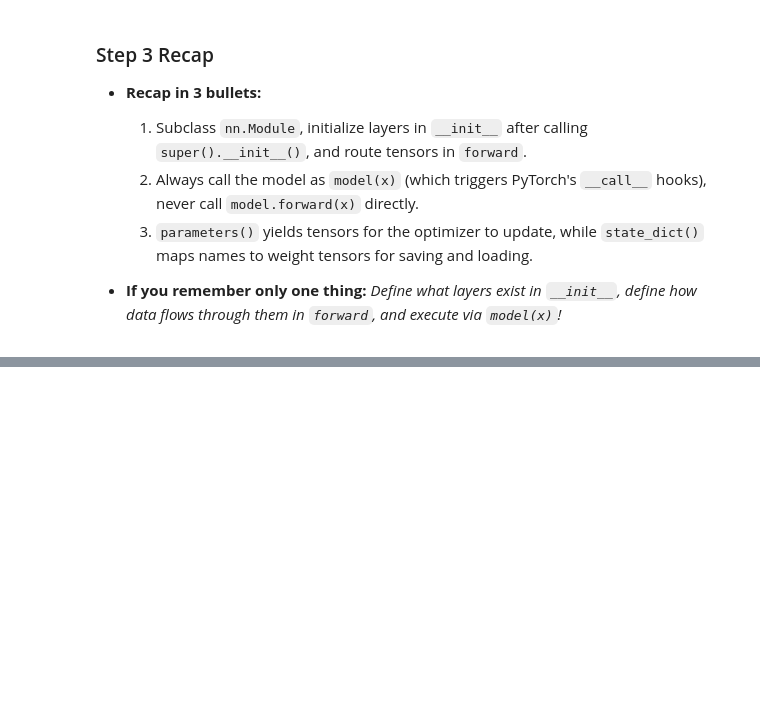
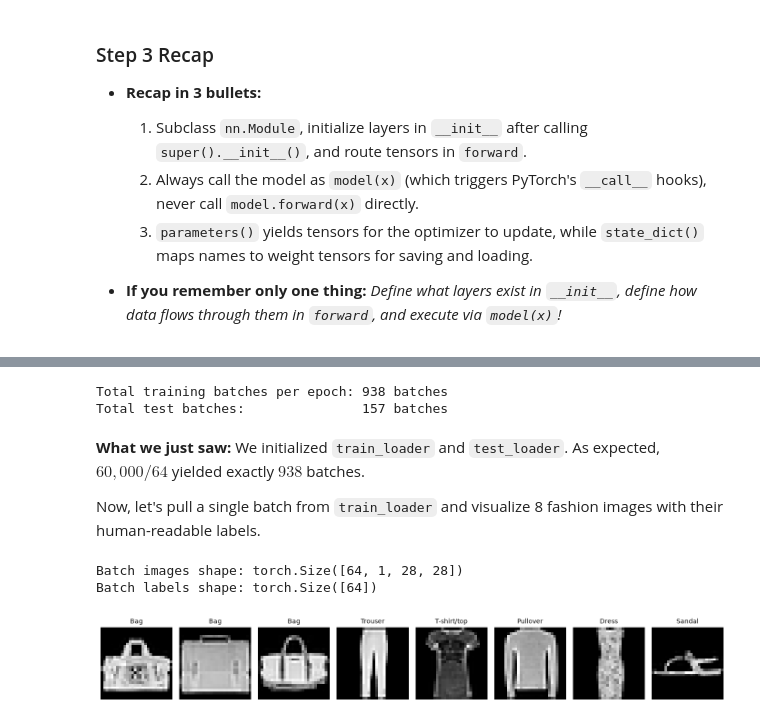
Before and after one commit to Arnav-Shrivastava/PyTorch-Fundamentals, a Jupyter notebook: pytorch_fundamentals.ipynb, the cells around one changed output, grey strips where cells are left out. Cells and saved outputs as stored; diff of their text form; code cells hidden in the pictures; blank space fills up the shorter version.

Commit message:
feat: add step 4 data pipeline and dataloader

```diff
--- a/pytorch_fundamentals.ipynb
+++ b/pytorch_fundamentals.ipynb
@@ -1220,0 +1410,63 @@ Counted trainable parameters: 109,386
+# %%
+# 1. Import DataLoader
+from torch.utils.data import DataLoader
+
+# 2. Configure batch size
+BATCH_SIZE = 64
+
+# 3. Create training DataLoader (shuffle=True to break ordering)
+train_loader = DataLoader(
+    dataset=train_dataset,
+    batch_size=BATCH_SIZE,
+    shuffle=True,
+    num_workers=0
+)
+
+# 4. Create testing DataLoader (shuffle=False for deterministic evaluation)
+test_loader = DataLoader(
+    dataset=test_dataset,
+    batch_size=BATCH_SIZE,
+    shuffle=False,
+    num_workers=0
+)
+
+print(f"Total training batches per epoch: {len(train_loader)} batches")
+print(f"Total test batches:               {len(test_loader)} batches")
+# %% [output]
+Total training batches per epoch: 938 batches
+Total test batches:               157 batches
+# %% [markdown]
+**What we just saw:**
+We initialized `train_loader` and `test_loader`. As expected, $60{,}000 / 64$ yielded exactly $938$ batches.
+
+Now, let's pull a single batch from `train_loader` and visualize 8 fashion images with their human-readable labels.
+# %%
+# 1. Human-readable class names for Fashion-MNIST
+class_names = [
+    "T-shirt/top", "Trouser", "Pullover", "Dress", "Coat",
+    "Sandal", "Shirt", "Sneaker", "Bag", "Ankle boot"
+]
+
+# 2. Fetch a single batch from the DataLoader
+images_batch, labels_batch = next(iter(train_loader))
+print("Batch images shape:", images_batch.shape)
+print("Batch labels shape:", labels_batch.shape)
+
+# 3. Create a 1x8 grid figure
+fig, axes = plt.subplots(1, 8, figsize=(14, 3))
+for i in range(8):
+    # Un-normalize image for clear human visualization: img * std + mean
+    unnorm_img = images_batch[i].squeeze() * 0.3530 + 0.2860
+    # Clip to valid [0, 1] range for matplotlib
+    unnorm_img = torch.clamp(unnorm_img, 0.0, 1.0).numpy()
+
+    axes[i].imshow(unnorm_img, cmap="gray")
+    axes[i].set_title(class_names[labels_batch[i].item()], fontsize=10)
+    axes[i].axis("off")
+
+plt.tight_layout()
+plt.show()
+# %% [output]
+Batch images shape: torch.Size([64, 1, 28, 28])
+Batch labels shape: torch.Size([64])
+[figure, added]
```
Also changed, not shown: parts of 15 cells of this notebook.
